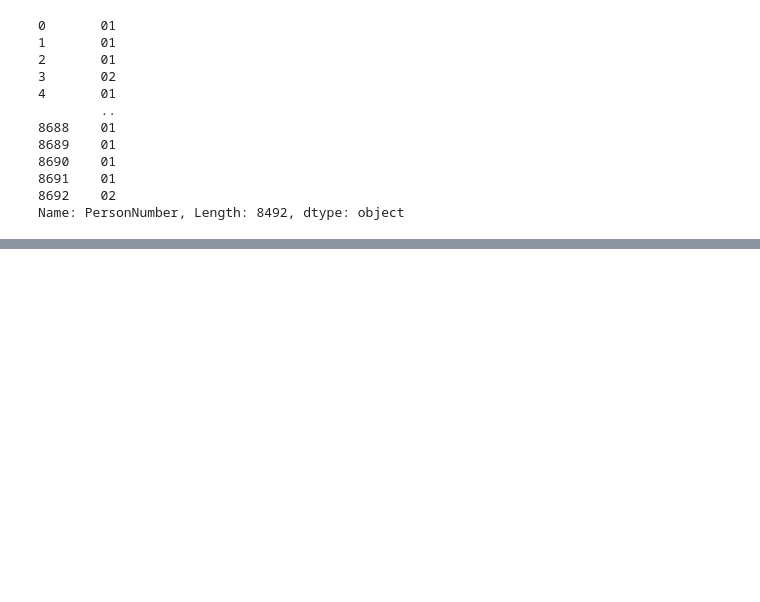
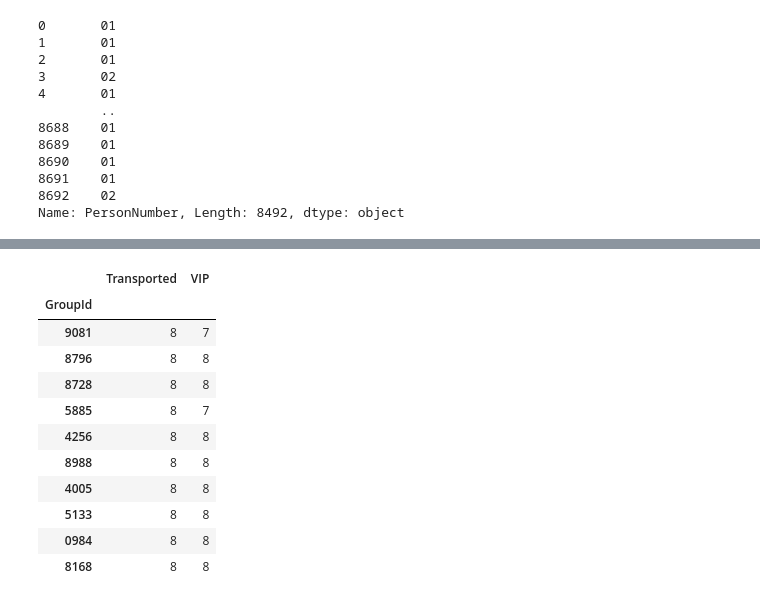
Before and after one commit to kpaulfran/spaceship_titanic, a Jupyter notebook: sapceship_titanic.ipynb, the cells around one changed output, grey strips where cells are left out. Cells and saved outputs as stored; diff of their text form; code cells hidden in the pictures; blank space fills up the shorter version.

```diff
--- a/sapceship_titanic.ipynb
+++ b/sapceship_titanic.ipynb
@@ -182,6 +184,7 @@ train['GroupId']
 Name: GroupId, Length: 8492, dtype: object
 # %%
 train['PersonNumber'] = train['PassengerId'].str.slice(start = 5)
+train.drop(columns=['PassengerId'],inplace=True)
 train['PersonNumber']
 # %% [output]
 0       01
@@ -196,3 +199,10 @@ train['PersonNumber']
 8691    01
 8692    02
 Name: PersonNumber, Length: 8492, dtype: object
+# %%
+#Cabin = [deck,num,side]
+
+train[['deck','num','side']] = train['Cabin'].str.split('/', expand = True)
+train.drop(columns=['Cabin'],inplace=True)
+
+train['side']
@@ -198,0 +222,8 @@ Name: PersonNumber, Length: 8492, dtype: object
+# %%
+#Crearemos la columna total_billed y eliminaremos las columnas utilizadas.
+
+#sums=df.sum(axis=1)
+
+train['total_billed'] = train[['RoomService','FoodCourt','ShoppingMall','Spa','VRDeck']].sum(axis=1)
+train.drop(columns=['RoomService','FoodCourt','ShoppingMall','Spa','VRDeck'],inplace=True)
+train.info()
@@ -198,0 +271,19 @@ Name: PersonNumber, Length: 8492, dtype: object
+# %%
+#Analisis
+true_filter = train['Transported'] == True
+train_grouped = train.loc[true_filter, :]
+train_grouped = train.groupby(by=['GroupId']).count()
+train_grouped[['Transported','VIP']].sort_values(by = ['Transported'],ascending=False)[:10] #Se observa una fuerte tendencia a que los pasajeron VIP sean los que sean transportados, por lo que utilizaremos esta información sobre el GroupId y el numero de persona en el grupo
+# %% [output]
+|  | Transported | VIP |
+| GroupId |  |  |
+| 9081 | 8 | 7 |
+| 8796 | 8 | 8 |
+| 8728 | 8 | 8 |
+| 5885 | 8 | 7 |
+| 4256 | 8 | 8 |
+| 8988 | 8 | 8 |
+| 4005 | 8 | 8 |
+| 5133 | 8 | 8 |
+| 0984 | 8 | 8 |
+| 8168 | 8 | 8 |
```
Also changed, not shown: parts of 7 cells of this notebook.
